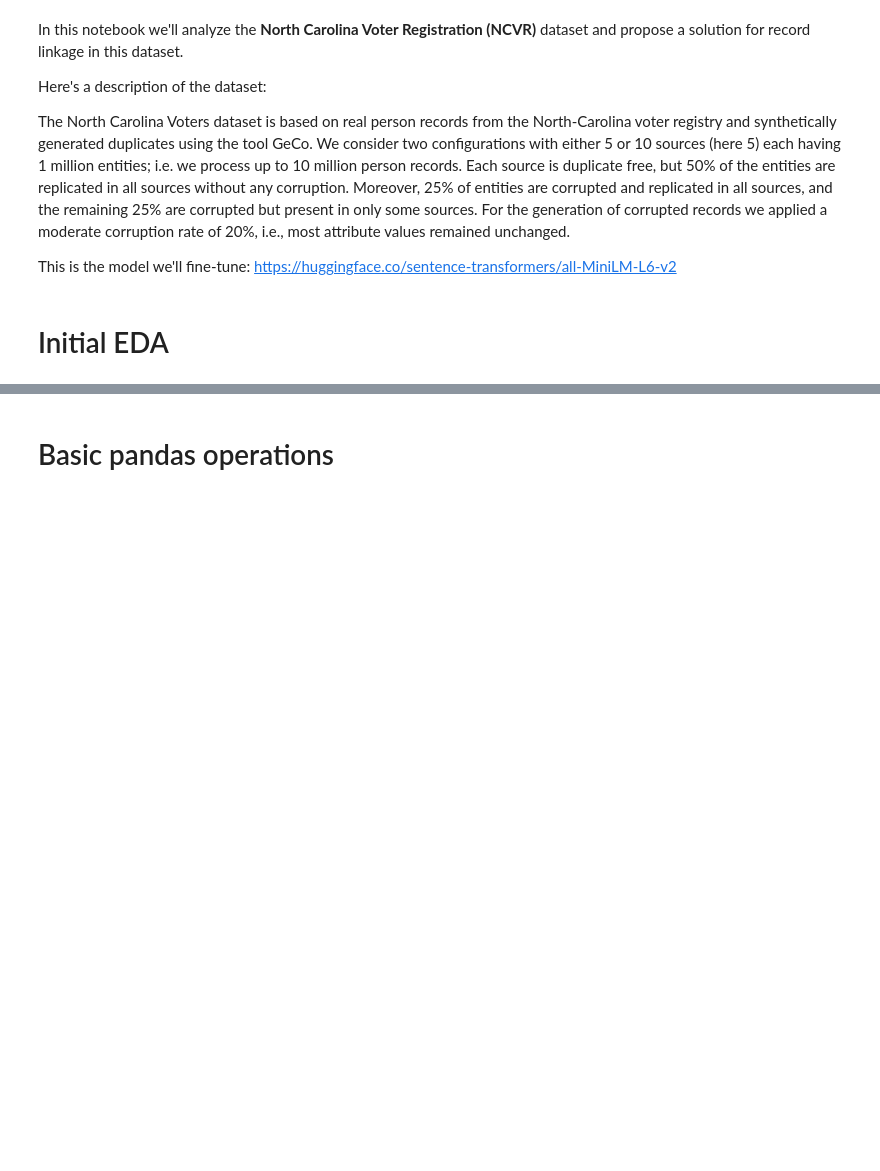
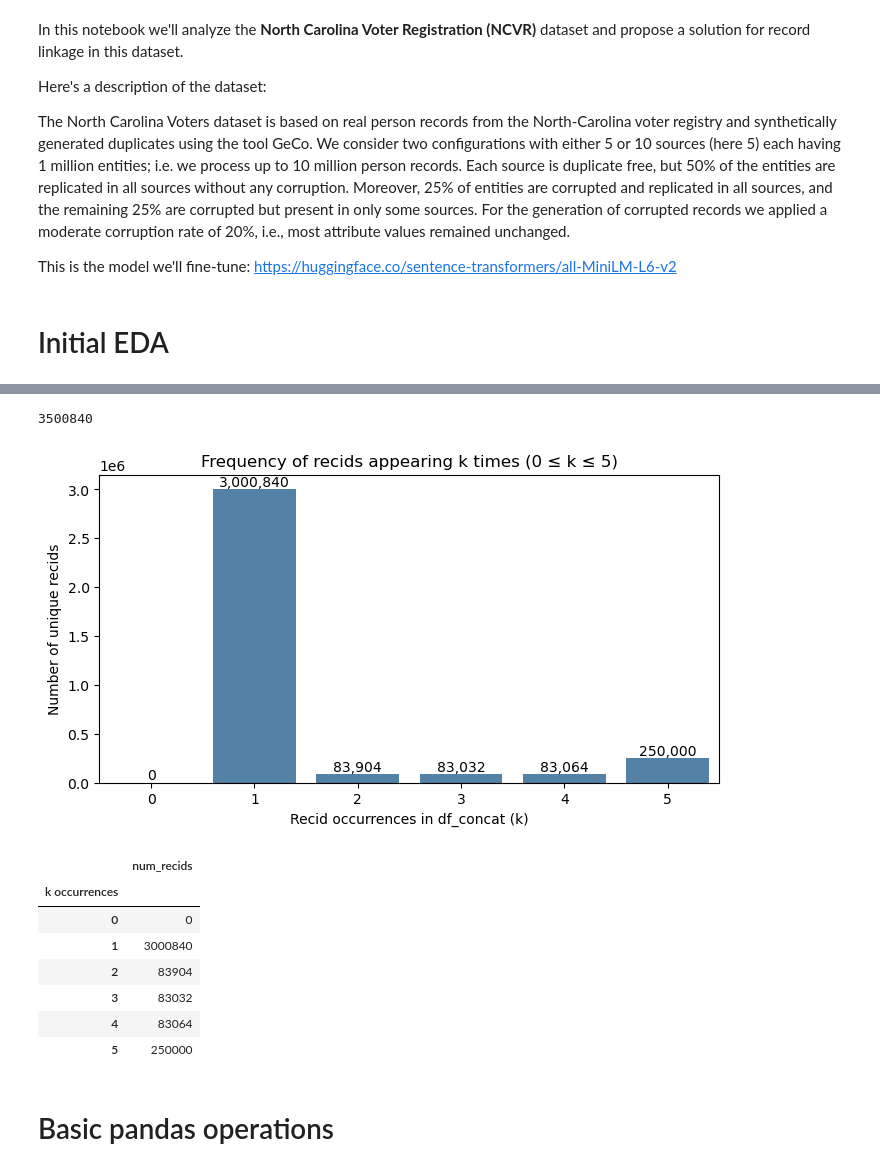
Before and after one commit to novae1/record_linkage, a Jupyter notebook: rl_ncvr/1_basic_data_analysis.ipynb, the cells around one changed output, grey strips where cells are left out. Saved outputs shown, nothing was run; the diff lists cells and outputs as text; code cells hidden in the pictures; blank space fills up the shorter version.

Commit message:
data analysis on unique records

```diff
--- a/rl_ncvr/1_basic_data_analysis.ipynb
+++ b/rl_ncvr/1_basic_data_analysis.ipynb
@@ -27,2 +29,4 @@ df_concat.shape
 # %%
-pd.concat([df2, df2])['recid'].nunique()
+df_concat['recid'].nunique()
+# %% [output]
+3500840
@@ -31,3 +33,36 @@ df.describe(include='all')
+# %%
+recid_counts = df_concat['recid'].value_counts()
+
+binned_counts = (
+    recid_counts.clip(upper=5)  # treat 5 as "5 or more"
+    .value_counts()
+    .reindex(range(0, 6), fill_value=0)
+    .sort_index()
+)
+
+plt.figure(figsize=(8, 4))
+bars = sns.barplot(x=binned_counts.index, y=binned_counts.values, color="steelblue")
+plt.xlabel("Recid occurrences in df_concat (k)")
+plt.ylabel("Number of unique recids")
+plt.title("Frequency of recids appearing k times (0 ≤ k ≤ 5)")
+
+for bar, count in zip(bars.patches, binned_counts.values):
+    bars.annotate(f"{int(count):,}", (bar.get_x() + bar.get_width() / 2, bar.get_height()),
+                  ha="center", va="bottom", fontsize=10)
+
+plt.show()
+
+binned_counts.rename_axis("k occurrences").to_frame("num_recids")
+# %% [output]
+[figure, added]
+|  | num_recids |
+| k occurrences |  |
+| 0 | 0 |
+| 1 | 3000840 |
+| 2 | 83904 |
+| 3 | 83032 |
+| 4 | 83064 |
+| 5 | 250000 |
 # %%
 df.shape
 # %%
```
Also changed, not shown: parts of 2 cells of this notebook.
